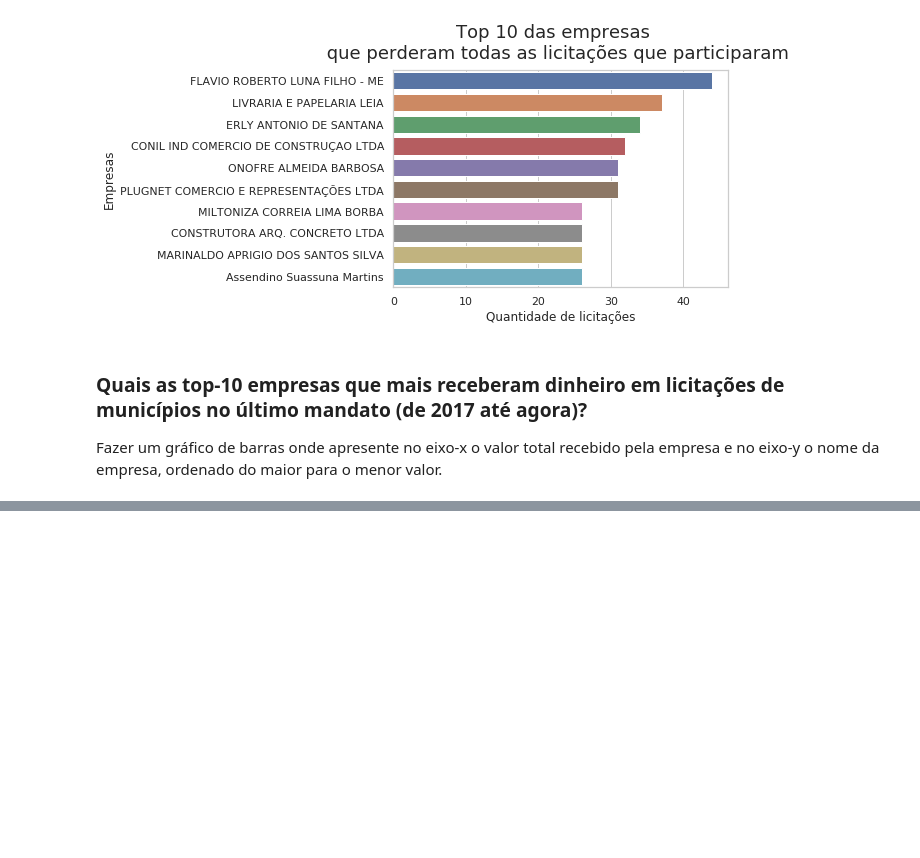
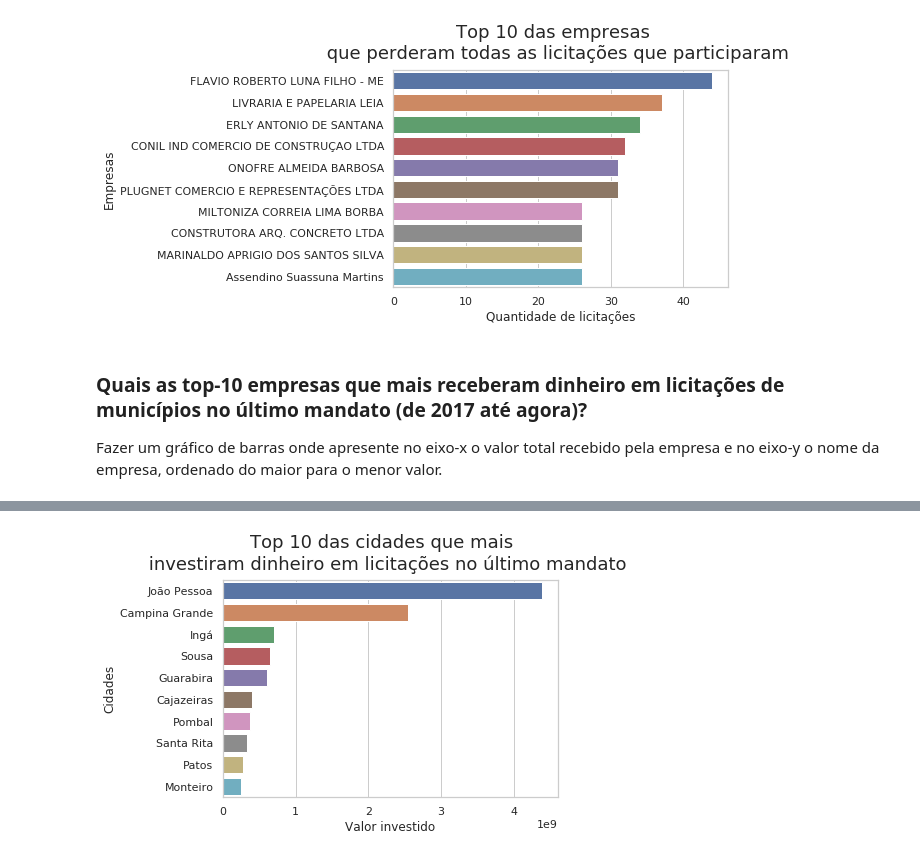
Before and after one commit to labdados/tec-cid, a Jupyter notebook: analise/expotec/expotec.ipynb, the cells around one changed output, grey strips where cells are left out. Saved outputs shown, nothing was run; the diff lists cells and outputs as text; code cells hidden in the pictures; blank space fills up the shorter version.

```diff
--- a/analise/expotec/expotec.ipynb
+++ b/analise/expotec/expotec.ipynb
@@ -225,0 +182,11 @@ Fazer um gráfico de barras onde apresente no eixo-x o valor total recebido pela
+# %%
+mais_investiu = mandato.groupby(['municipio_importacao'])['vl_Licitacao'].sum().to_frame().sort_values(by="vl_Licitacao",ascending=False).reset_index()
+mi = mais_investiu[:10]
+sns.set(style="whitegrid")
+ax = sns.barplot(x="vl_Licitacao", y="municipio_importacao", data=mi, ci=None)
+figure = ax.get_figure()
+ax.set(xlabel='Valor investido', ylabel='Cidades')
+figure.suptitle('Top 10 das cidades que mais \n investiram dinheiro em licitações no último mandato', y=1.04, fontsize=18)
+figure.savefig('maisinvestiu.png', dpi=400, bbox_inches="tight")
+# %% [output]
+[figure, added]
```
Also changed, not shown: parts of 42 cells of this notebook, 4 other files.
